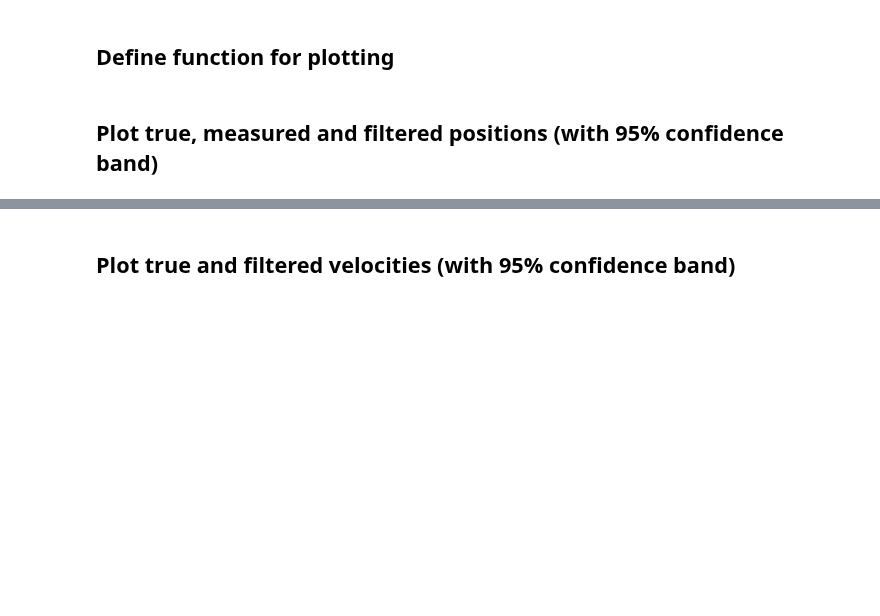
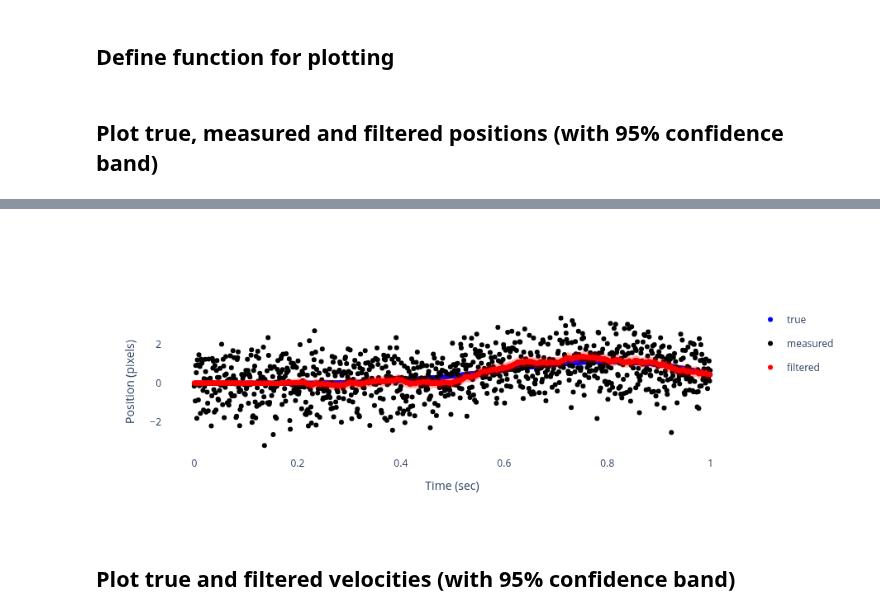
Before and after one commit to joacorapela/lds_itba_2026, a Jupyter notebook: code/notebooks/solutions/plotBatchFilterSimulated1DTrajectoryDWPA.ipynb, the cells around one changed output, grey strips where cells are left out. Drawn from its saved outputs; the diff is of its cells as text; code cells hidden in the pictures; blank space fills up the shorter version.

```diff
--- a/code/notebooks/solutions/plotBatchFilterSimulated1DTrajectoryDWPA.ipynb
+++ b/code/notebooks/solutions/plotBatchFilterSimulated1DTrajectoryDWPA.ipynb
@@ -25,11 +24,11 @@ sqrt_diag_V0_value = 1e-03
 # %% [markdown]
 ## Set LDS parameters
 # %%
-A = np.array([[1, dt, .5*dt**2],
+B = np.array([[1, dt, .5*dt**2],
               [0, 1, dt],
               [0, 0, 1]],
              dtype=np.double)
-C = np.array([[1, 0, 0]], dtype=np.double)
+Z = np.array([[1, 0, 0]], dtype=np.double)
 
 Q = sigma_a**2 * np.array([[dt**4/4, dt**3/2, dt**2/2],
                            [dt**3/2, dt**2,   dt],
@@ -152,13 +119,13 @@ def get_fig_kinematics_vs_time(
         time,
         true_x,
         other_x,
-        inferred_mean_x,
-        inferred_ci_x_lower,
-        inferred_ci_x_upper,
+        filtered_mean_x,
+        filtered_ci_x_lower,
+        filtered_ci_x_upper,
         cb_alpha,
         color_true,
         color_other,
-        color_inferred_pattern,
+        color_filtered_pattern,
         xlabel, ylabel, other_label):
 
     fig = go.Figure()
@@ -180,23 +147,23 @@ def get_fig_kinematics_vs_time(
         )
         fig.add_trace(trace_other)
     trace_inf_x = go.Scatter(
-        x=time, y=inferred_mean_x,
+        x=time, y=filtered_mean_x,
         mode="markers",
-        marker={"color": color_inferred_pattern.format(1.0)},
-        name="inferred",
+        marker={"color": color_filtered_pattern.format(1.0)},
+        name="filtered",
         showlegend=True,
-        legendgroup="inferred_x",
+        legendgroup="filtered_x",
     )
     fig.add_trace(trace_inf_x)
     trace_inf_x_cb = go.Scatter(
         x=np.concatenate([time, time[::-1]]),
-        y=np.concatenate([inferred_ci_x_upper,
-                          inferred_ci_x_lower[::-1]]),
+        y=np.concatenate([filtered_ci_x_upper,
+                          filtered_ci_x_lower[::-1]]),
         fill="toself",
-        fillcolor=color_inferred_pattern.format(cb_alpha),
-        line=dict(color=color_inferred_pattern.format(0.0)),
+        fillcolor=color_filtered_pattern.format(cb_alpha),
+        line=dict(color=color_filtered_pattern.format(0.0)),
         showlegend=False,
-        legendgroup="inferred_x",
+        legendgroup="filtered_x",
     )
     fig.add_trace(trace_inf_x_cb)
 
@@ -204,8 +171,8 @@ def get_fig_kinematics_vs_time(
                       yaxis_title=ylabel,
                       paper_bgcolor='rgba(0,0,0,0)',
                       plot_bgcolor='rgba(0,0,0,0)',
-                      # yaxis_range=[inferred_mean_x.min(),
-                      #              inferred_mean_x.max()],
+                      # yaxis_range=[filtered_mean_x.min(),
+                      #              filtered_mean_x.max()],
                      )
     return fig
 # %% [markdown]
@@ -224,12 +191,12 @@ fig = get_fig_kinematics_vs_time(
     time=time,
     true_x=true_x,
     other_x=other_x,
-    inferred_mean_x=filter_mean_x,
-    inferred_ci_x_upper=filter_ci_pos_upper,
-    inferred_ci_x_lower=filter_ci_pos_lower,
+    filtered_mean_x=filter_mean_x,
+    filtered_ci_x_upper=filter_ci_pos_upper,
+    filtered_ci_x_lower=filter_ci_pos_lower,
     cb_alpha=cb_alpha,
     color_true=color_true,
-    color_inferred_pattern=color_filtered_pattern,
+    color_filtered_pattern=color_filtered_pattern,
     color_other=color_other,
     xlabel="Time (sec)", ylabel="Position (pixels)", other_label=other_label)
 fig
@@ -238,3 +204,4 @@ fig
+[figure, added]
 # %% [markdown]
 ## Plot true and filtered velocities (with 95% confidence band)
 # %%
```
Also changed, not shown: parts of 6 cells of this notebook, 9 other files.
